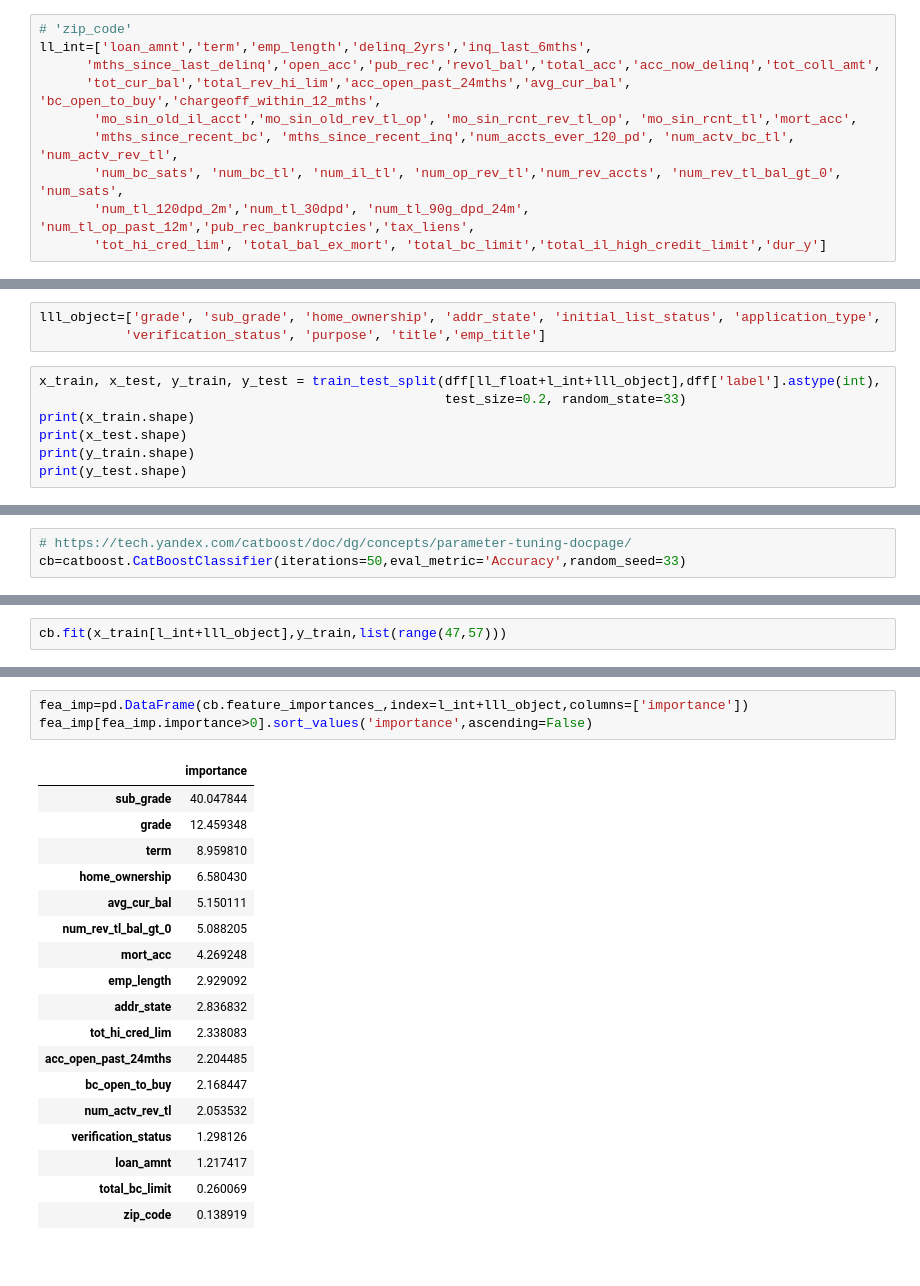
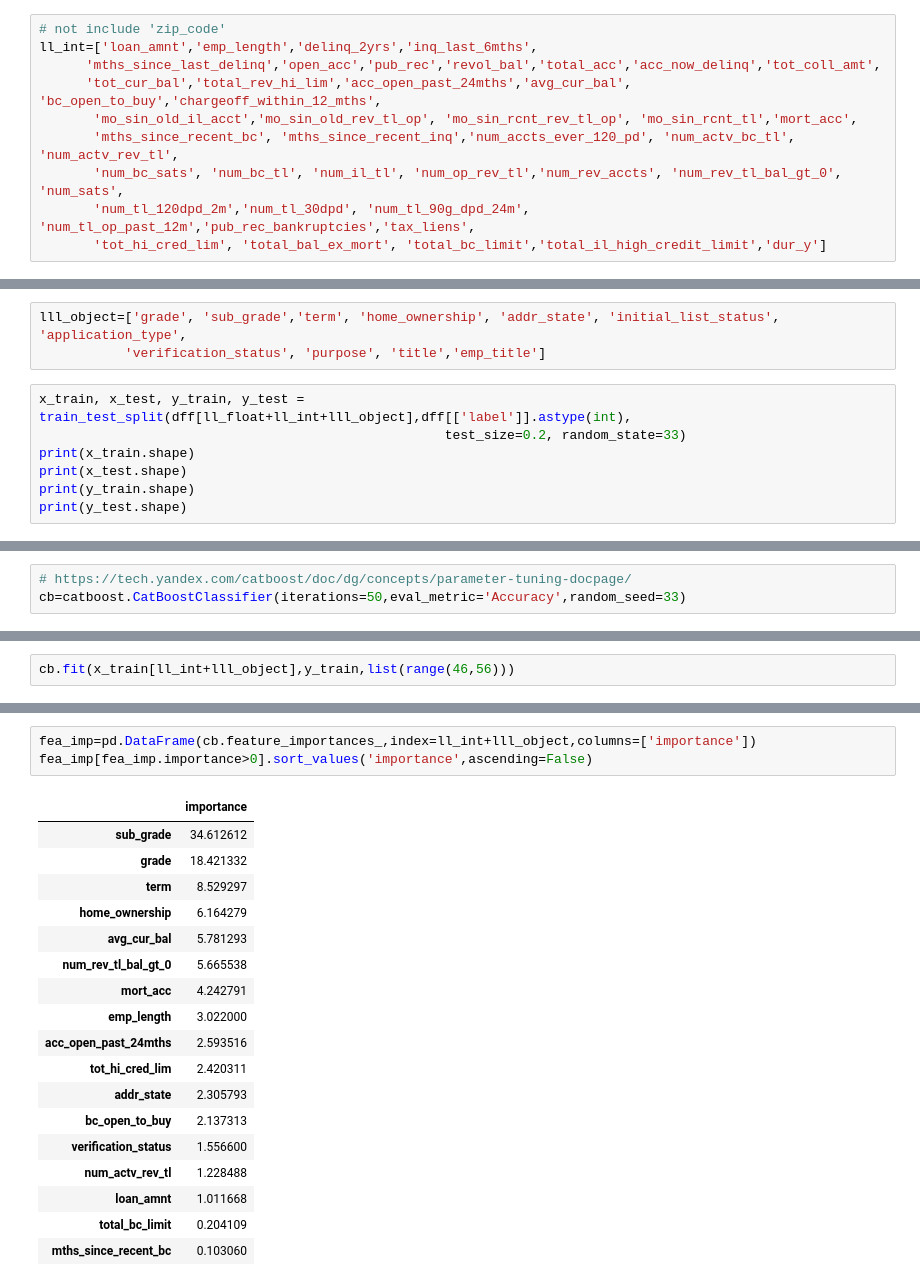
Before and after one commit to kristineguan/Lending-Club-PD-modeling, a Jupyter notebook: Lending Club.ipynb, the cells around one changed output, grey strips where cells are left out. Cells and saved outputs as stored; diff of their text form.

```diff
--- a/Lending Club.ipynb
+++ b/Lending Club.ipynb
@@ -209,6 +205,6 @@ len(ll_int)
 # %%
-# 'zip_code'
-ll_int=['loan_amnt','term','emp_length','delinq_2yrs','inq_last_6mths',
+# not include 'zip_code'
+ll_int=['loan_amnt','emp_length','delinq_2yrs','inq_last_6mths',
       'mths_since_last_delinq','open_acc','pub_rec','revol_bal','total_acc','acc_now_delinq','tot_coll_amt',
       'tot_cur_bal','total_rev_hi_lim','acc_open_past_24mths','avg_cur_bal', 'bc_open_to_buy','chargeoff_within_12_mths',
        'mo_sin_old_il_acct','mo_sin_old_rev_tl_op', 'mo_sin_rcnt_rev_tl_op', 'mo_sin_rcnt_tl','mort_acc',
@@ -275,9 +271,9 @@ Production General Manager                      1
 Name: emp_title, Length: 79804, dtype: int64
 # %%
-lll_object=['grade', 'sub_grade', 'home_ownership', 'addr_state', 'initial_list_status', 'application_type',
+lll_object=['grade', 'sub_grade','term', 'home_ownership', 'addr_state', 'initial_list_status', 'application_type',
            'verification_status', 'purpose', 'title','emp_title']
 # %%
-x_train, x_test, y_train, y_test = train_test_split(dff[ll_float+l_int+lll_object],dff['label'].astype(int),
+x_train, x_test, y_train, y_test = train_test_split(dff[ll_float+ll_int+lll_object],dff[['label']].astype(int),
                                                     test_size=0.2, random_state=33)
 print(x_train.shape)
 print(x_test.shape)
@@ -294,3 +297,3 @@ cb=catboost.CatBoostClassifier(iterations=50,eval_metric='Accuracy',random_seed=
 # %%
-cb.fit(x_train[l_int+lll_object],y_train,list(range(47,57)))
+cb.fit(x_train[ll_int+lll_object],y_train,list(range(46,56)))
 # %% [output]
@@ -314,26 +317,26 @@ cb.fit(x_train[l_int+lll_object],y_train,list(range(47,57)))
 <catboost.core.CatBoostClassifier at 0x...>
 # %%
-fea_imp=pd.DataFrame(cb.feature_importances_,index=l_int+lll_object,columns=['importance'])
+fea_imp=pd.DataFrame(cb.feature_importances_,index=ll_int+lll_object,columns=['importance'])
 fea_imp[fea_imp.importance>0].sort_values('importance',ascending=False)
 # %% [output]
 |  | importance |
-| sub_grade | 40.047844 |
-| grade | 12.459348 |
-| term | 8.959810 |
-| home_ownership | 6.580430 |
-| avg_cur_bal | 5.150111 |
-| num_rev_tl_bal_gt_0 | 5.088205 |
-| mort_acc | 4.269248 |
-| emp_length | 2.929092 |
-| addr_state | 2.836832 |
-| tot_hi_cred_lim | 2.338083 |
-| acc_open_past_24mths | 2.204485 |
-| bc_open_to_buy | 2.168447 |
-| num_actv_rev_tl | 2.053532 |
-| verification_status | 1.298126 |
-| loan_amnt | 1.217417 |
-| total_bc_limit | 0.260069 |
-| zip_code | 0.138919 |
+| sub_grade | 34.612612 |
+| grade | 18.421332 |
+| term | 8.529297 |
+| home_ownership | 6.164279 |
+| avg_cur_bal | 5.781293 |
+| num_rev_tl_bal_gt_0 | 5.665538 |
+| mort_acc | 4.242791 |
+| emp_length | 3.022000 |
+| acc_open_past_24mths | 2.593516 |
+| tot_hi_cred_lim | 2.420311 |
+| addr_state | 2.305793 |
+| bc_open_to_buy | 2.137313 |
+| verification_status | 1.556600 |
+| num_actv_rev_tl | 1.228488 |
+| loan_amnt | 1.011668 |
+| total_bc_limit | 0.204109 |
+| mths_since_recent_bc | 0.103060 |
 # %%
 lll_object
 # %% [output]
```
Also changed, not shown: parts of 16 cells of this notebook.
